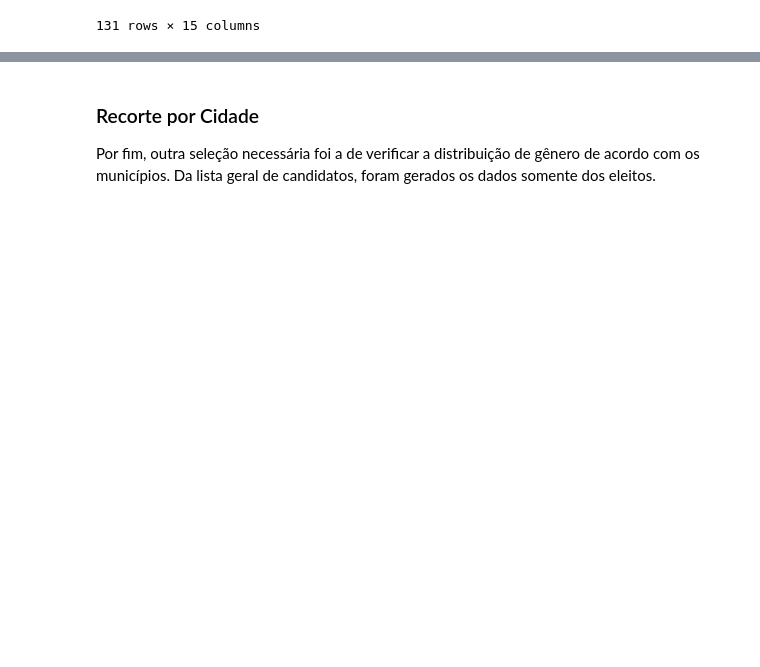
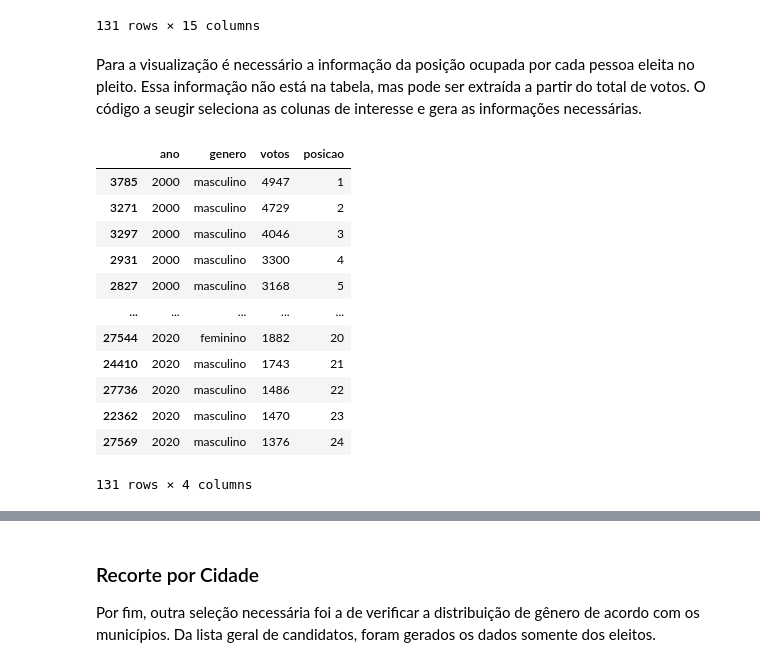
Before and after one commit to adolfoguimaraes/basedosdados-eleicoes, a Jupyter notebook: code/ProcessarDados.ipynb, the cells around one changed output, grey strips where cells are left out. Drawn from its saved outputs; the diff is of its cells as text; code cells hidden in the pictures; blank space fills up the shorter version.

```diff
--- a/code/ProcessarDados.ipynb
+++ b/code/ProcessarDados.ipynb
@@ -234,3 +438,24 @@ df_vereadores_eleitos_aracaju
 | 22362 | 2020 | SE | 2800308 | Aracaju | eleicao ordinaria | 1038140 | Cícero Do Santa Maria | ... |
 | 27569 | 2020 | SE | 2800308 | Aracaju | eleicao ordinaria | 71263 | Binho | ... |
 131 rows × 15 columns
+# %% [markdown]
+Para a visualização é necessário a informação da posição ocupada por cada pessoa eleita no pleito. Essa informação não está na tabela, mas pode ser extraída a partir do total de votos. O código a seugir seleciona as colunas de interesse e gera as informações necessárias.
+# %%
+%%capture --no-display
+data_filter_aracaju = df_vereadores_eleitos_aracaju[['ano','genero','votos']]
+data_filter_aracaju.loc[:, 'posicao'] = data_filter_aracaju.groupby(by=['ano']).votos.transform(lambda x : pd.factorize(x)[0]+1)
+data_filter_aracaju
+# %% [output]
+|  | ano | genero | votos | posicao |
+| 3785 | 2000 | masculino | 4947 | 1 |
+| 3271 | 2000 | masculino | 4729 | 2 |
+| 3297 | 2000 | masculino | 4046 | 3 |
+| 2931 | 2000 | masculino | 3300 | 4 |
+| 2827 | 2000 | masculino | 3168 | 5 |
+| ... | ... | ... | ... | ... |
+| 27544 | 2020 | feminino | 1882 | 20 |
+| 24410 | 2020 | masculino | 1743 | 21 |
+| 27736 | 2020 | masculino | 1486 | 22 |
+| 22362 | 2020 | masculino | 1470 | 23 |
+| 27569 | 2020 | masculino | 1376 | 24 |
+131 rows × 4 columns
```
Also changed, not shown: parts of 20 cells of this notebook.
